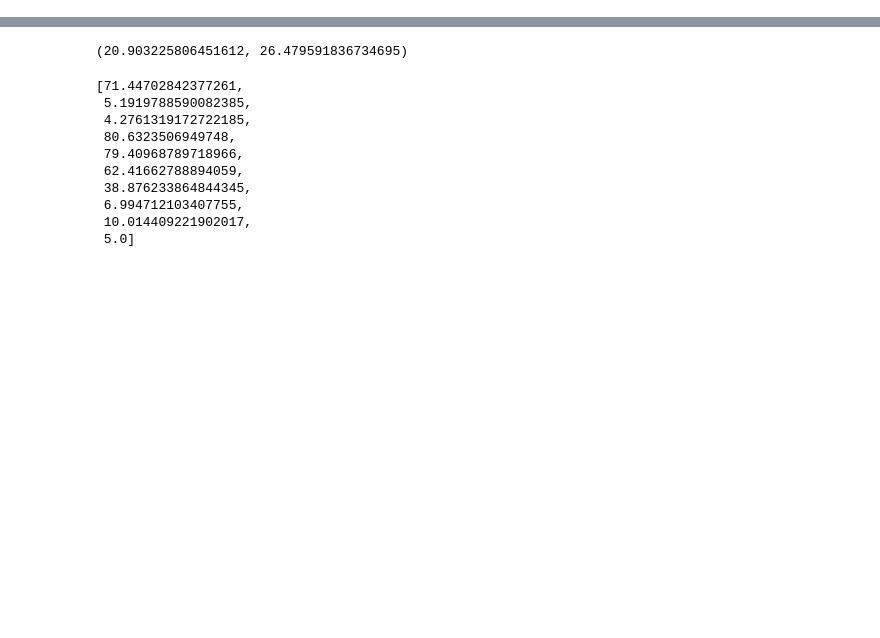
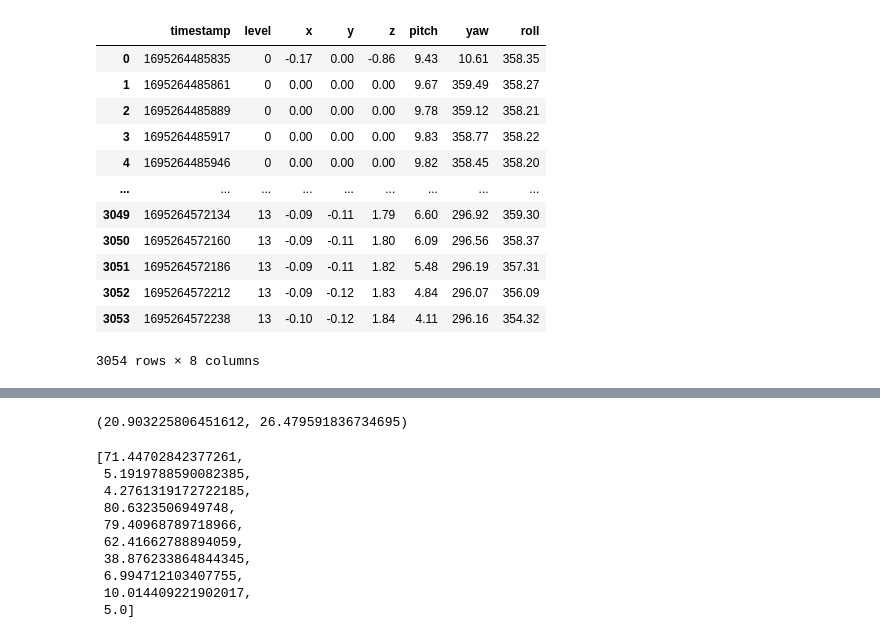
Before and after one commit to zhangchi0923/drbrain, a Jupyter notebook: platform/head_move/screen.ipynb, the cells around one changed output, grey strips where cells are left out. Cells and saved outputs as stored; diff of their text form; code cells hidden in the pictures; blank space fills up the shorter version.

```diff
--- a/platform/head_move/screen.ipynb
+++ b/platform/head_move/screen.ipynb
@@ -9,0 +13,17 @@ import EyeScreen
+# %%
+df = pd.read_csv('https://cos.drbrain.net/profile/tj/2023/9/21/25efef47-caa6-4820-8617-4dac133c1231.txt')
+df
+# %% [output]
+|  | timestamp | level | x | y | z | pitch | yaw | roll |
+| 0 | 1695264485835 | 0 | -0.17 | 0.00 | -0.86 | 9.43 | 10.61 | 358.35 |
+| 1 | 1695264485861 | 0 | 0.00 | 0.00 | 0.00 | 9.67 | 359.49 | 358.27 |
+| 2 | 1695264485889 | 0 | 0.00 | 0.00 | 0.00 | 9.78 | 359.12 | 358.21 |
+| 3 | 1695264485917 | 0 | 0.00 | 0.00 | 0.00 | 9.83 | 358.77 | 358.22 |
+| 4 | 1695264485946 | 0 | 0.00 | 0.00 | 0.00 | 9.82 | 358.45 | 358.20 |
+| ... | ... | ... | ... | ... | ... | ... | ... | ... |
+| 3049 | 1695264572134 | 13 | -0.09 | -0.11 | 1.79 | 6.60 | 296.92 | 359.30 |
+| 3050 | 1695264572160 | 13 | -0.09 | -0.11 | 1.80 | 6.09 | 296.56 | 358.37 |
+| 3051 | 1695264572186 | 13 | -0.09 | -0.11 | 1.82 | 5.48 | 296.19 | 357.31 |
+| 3052 | 1695264572212 | 13 | -0.09 | -0.12 | 1.83 | 4.84 | 296.07 | 356.09 |
+| 3053 | 1695264572238 | 13 | -0.10 | -0.12 | 1.84 | 4.11 | 296.16 | 354.32 |
+3054 rows × 8 columns
```
Also changed, not shown: parts of 5 cells of this notebook, 21 other files.
